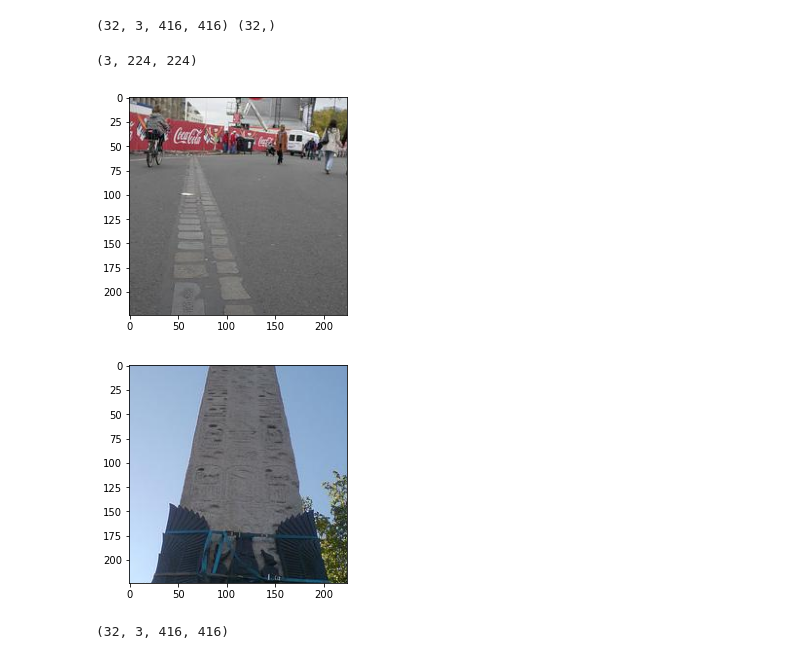
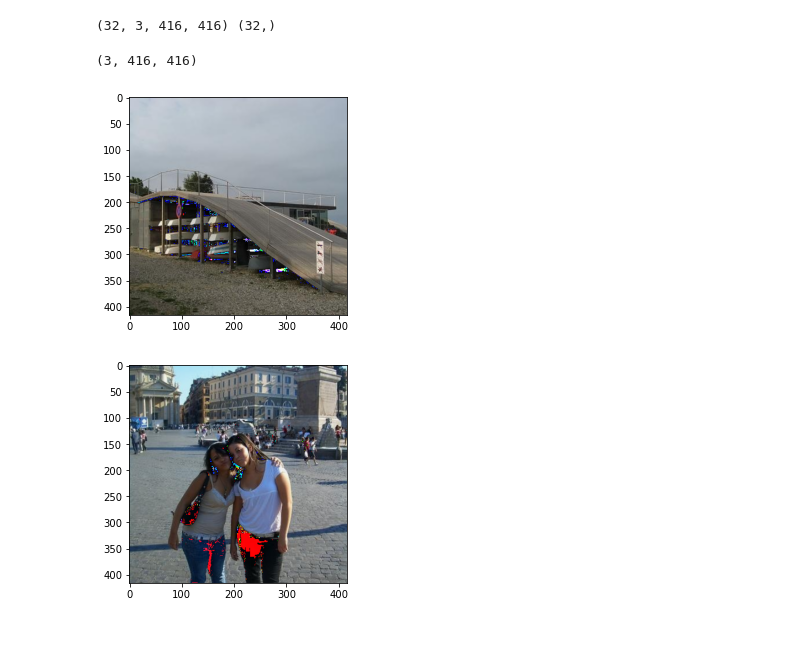
Before and after one commit to seungtaek94/mxnet, a Jupyter notebook: tutorial/5_two_ways_to_load_dataset.ipynb, the cells around one changed output. Saved outputs shown, nothing was run; the diff lists cells and outputs as text; code cells hidden in the pictures.

```diff
--- a/tutorial/5_two_ways_to_load_dataset.ipynb
+++ b/tutorial/5_two_ways_to_load_dataset.ipynb
@@ -37,12 +38,22 @@ from mxnet.io import ImageRecordIter
 # %%
 rec_path = os.path.expanduser('~/.mxnet/datasets/ITW_rec/')
 # %%
+crop_ratio = 0.875 if 0.875 > 0 else 0.875
+
+mean_rgb = [10, 10, 10]
+std_rgb = [1.0, 1.0, 1.0]
+
 train_data = ImageRecordIter(
     path_imgrec = os.path.join(rec_path, 'train.rec'),
     path_imgidx = os.path.join(rec_path, 'train.idx'),
     data_shape  = (3, 416, 416),
     batch_size  = 32,
-    shuffle     = True
+    mean_r=mean_rgb[0],
+    mean_g=mean_rgb[1],
+    mean_b=mean_rgb[2],
+    std_r=std_rgb[0],
+    std_g=std_rgb[1],
+    std_b=std_rgb[2],
 )
 
 for batch in train_data:
@@ -51,24 +62,12 @@ for batch in train_data:
 # %% [output]
 (32, 3, 416, 416) (32,)
 # %%
-from gluoncv.utils import viz
-val_data = ImageRecordIter(
-    path_imgrec = os.path.join(rec_path, 'val.rec'),
-    path_imgidx = os.path.join(rec_path, 'val.idx'),
-    data_shape  = (3, 224, 224),
-    batch_size  = 32,
-    shuffle     = False
-)
-for batch in val_data:
+for batch in train_data:
     print(batch.data[0][31].shape)
     viz.plot_image(nd.transpose(batch.data[0][31], (1, 2, 0)))
     viz.plot_image(nd.transpose(batch.data[0][21], (1, 2, 0)))
     break
 # %% [output]
-(3, 224, 224)
+(3, 416, 416)
-[figure, old version]
+[figure, new version]
-[figure, old version]
+[figure, new version]
-# %%
-print(train_data.getdata().shape)
-# %% [output]
-(32, 3, 416, 416)
```
Also changed, not shown: parts of 1 cell of this notebook.
